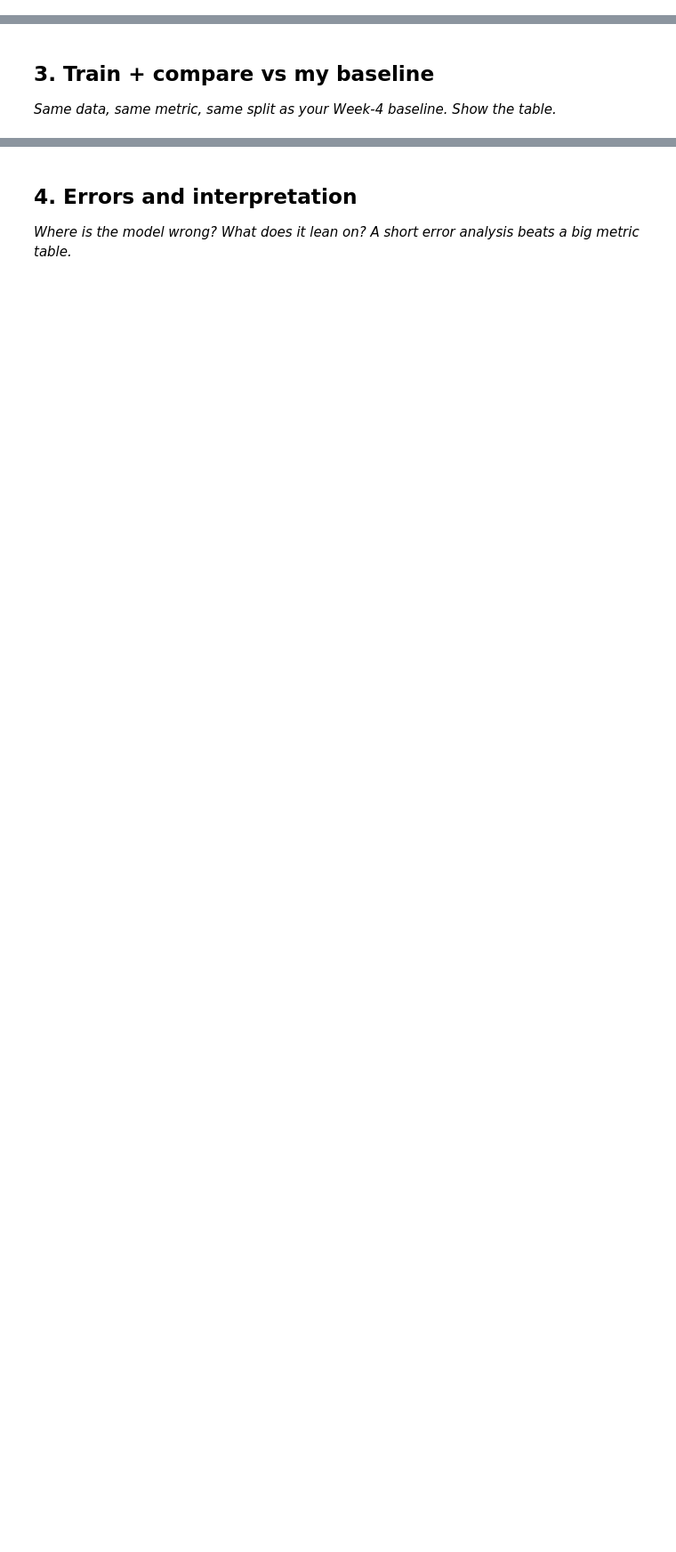
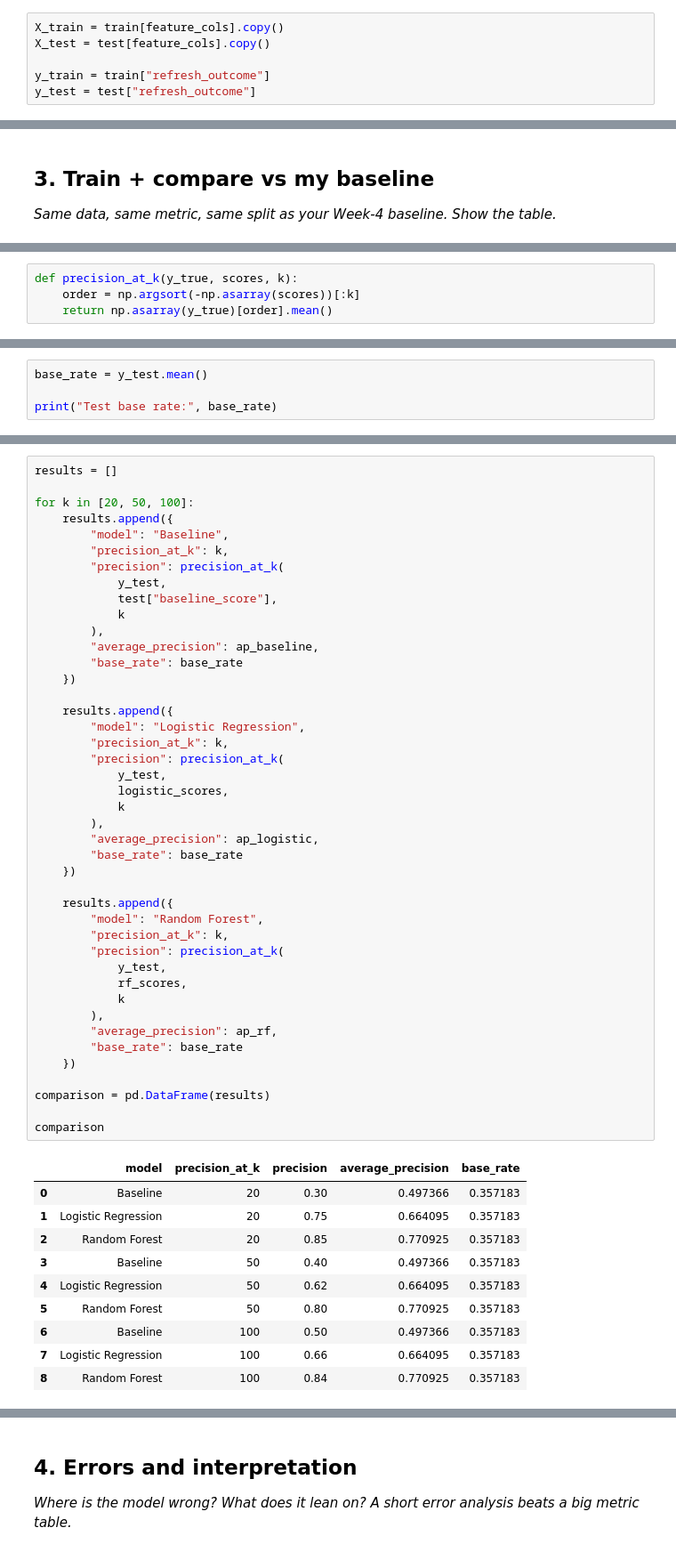
Before and after one commit to Wajiha-Waqar/FlyRankInternship, a Jupyter notebook: work/notebooks/w05_model.ipynb, the cells around one changed output, grey strips where cells are left out. Shown at 89% size. Saved outputs shown, nothing was run; the diff lists cells and outputs as text; blank space fills up the shorter version.

```diff
--- a/work/notebooks/w05_model.ipynb
+++ b/work/notebooks/w05_model.ipynb
@@ -22,0 +236,6 @@ This skeleton is yours to fill. Work the sections **in order** — each one has
+# %%
+X_train = train[feature_cols].copy()
+X_test = test[feature_cols].copy()
+
+y_train = train["refresh_outcome"]
+y_test = test["refresh_outcome"]
@@ -29,0 +319,4 @@ This skeleton is yours to fill. Work the sections **in order** — each one has
+# %%
+def precision_at_k(y_true, scores, k):
+    order = np.argsort(-np.asarray(scores))[:k]
+    return np.asarray(y_true)[order].mean()
@@ -29,0 +347,4 @@ This skeleton is yours to fill. Work the sections **in order** — each one has
+# %%
+base_rate = y_test.mean()
+
+print("Test base rate:", base_rate)
@@ -29,0 +353,54 @@ This skeleton is yours to fill. Work the sections **in order** — each one has
+# %%
+results = []
+
+for k in [20, 50, 100]:
+    results.append({
+        "model": "Baseline",
+        "precision_at_k": k,
+        "precision": precision_at_k(
+            y_test,
+            test["baseline_score"],
+            k
+        ),
+        "average_precision": ap_baseline,
+        "base_rate": base_rate
+    })
+
+    results.append({
+        "model": "Logistic Regression",
+        "precision_at_k": k,
+        "precision": precision_at_k(
+            y_test,
+            logistic_scores,
+            k
+        ),
+        "average_precision": ap_logistic,
+        "base_rate": base_rate
+    })
+
+    results.append({
+        "model": "Random Forest",
+        "precision_at_k": k,
+        "precision": precision_at_k(
+            y_test,
+            rf_scores,
+            k
+        ),
+        "average_precision": ap_rf,
+        "base_rate": base_rate
+    })
+
+comparison = pd.DataFrame(results)
+
+comparison
+# %% [output]
+|  | model | precision_at_k | precision | average_precision | base_rate |
+| 0 | Baseline | 20 | 0.30 | 0.497366 | 0.357183 |
+| 1 | Logistic Regression | 20 | 0.75 | 0.664095 | 0.357183 |
+| 2 | Random Forest | 20 | 0.85 | 0.770925 | 0.357183 |
+| 3 | Baseline | 50 | 0.40 | 0.497366 | 0.357183 |
+| 4 | Logistic Regression | 50 | 0.62 | 0.664095 | 0.357183 |
+| 5 | Random Forest | 50 | 0.80 | 0.770925 | 0.357183 |
+| 6 | Baseline | 100 | 0.50 | 0.497366 | 0.357183 |
+| 7 | Logistic Regression | 100 | 0.66 | 0.664095 | 0.357183 |
+| 8 | Random Forest | 100 | 0.84 | 0.770925 | 0.357183 |
```
Also changed, not shown: parts of 37 cells of this notebook.
